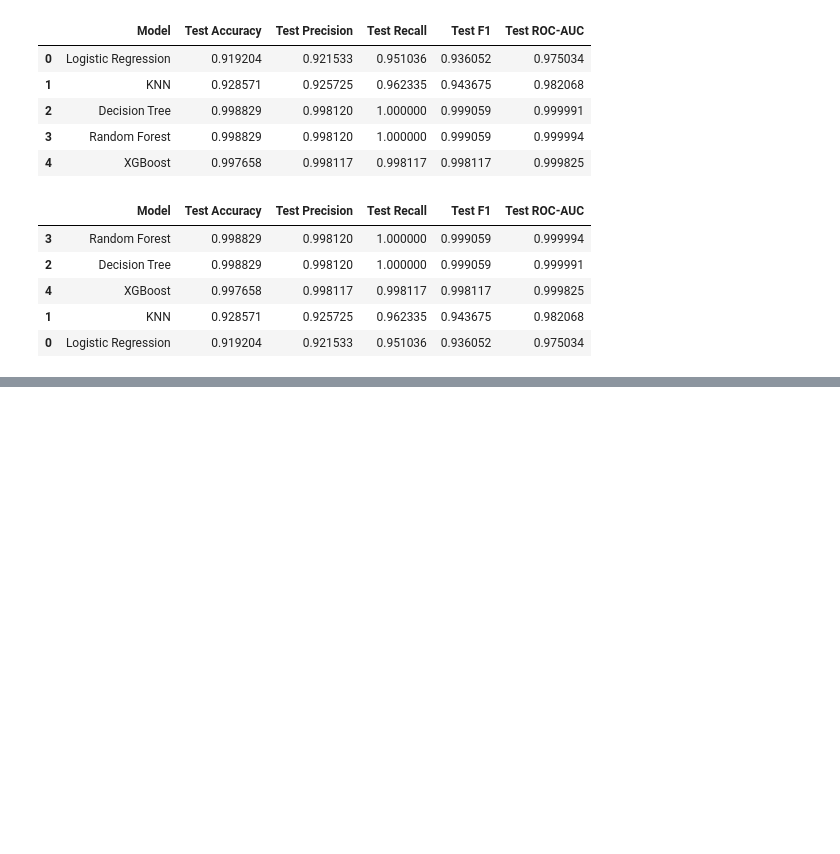
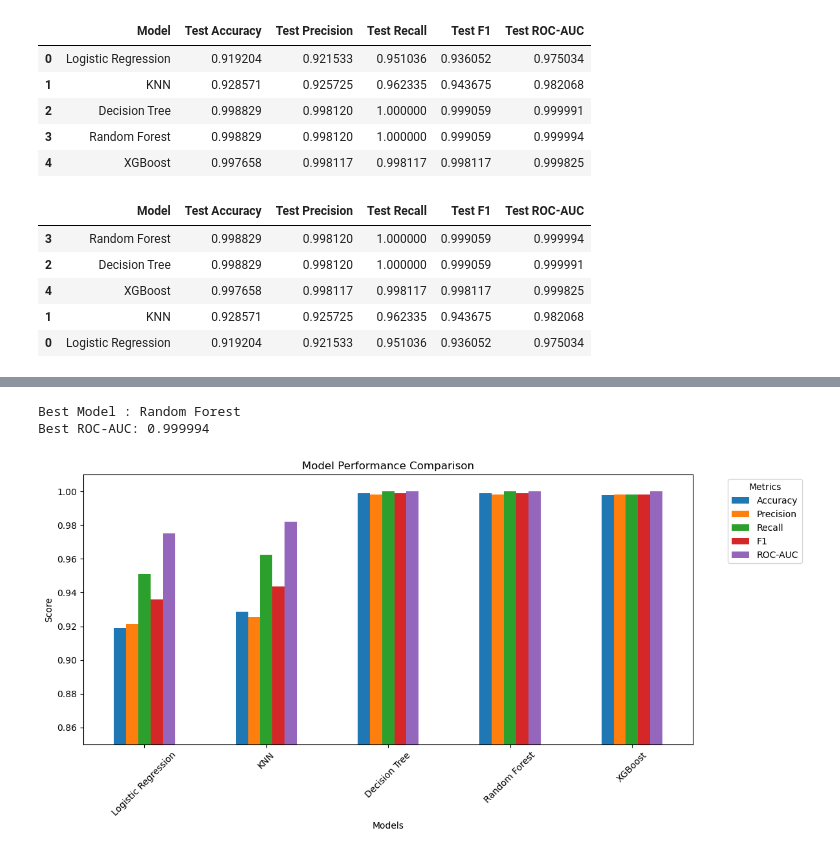
Before and after one commit to GANESHJAGANNATHTELASANG/CreditWise_AI_Pro_ml_model, a Jupyter notebook: notebooks/10_Model_Comparison.ipynb, the cells around one changed output, grey strips where cells are left out. Drawn from its saved outputs; the diff is of its cells as text; code cells hidden in the pictures; blank space fills up the shorter version.

```diff
--- a/notebooks/10_Model_Comparison.ipynb
+++ b/notebooks/10_Model_Comparison.ipynb
@@ -76,0 +381,6 @@ NameError: name 'rf_grid' is not defined
+# %%
+import pandas as pd
+
+comparison_df = pd.DataFrame(model_results).T
+
+comparison_df
@@ -76,0 +394,31 @@ NameError: name 'rf_grid' is not defined
+# %%
+best_model_name = comparison_df["ROC-AUC"].idxmax()
+best_roc_auc = comparison_df["ROC-AUC"].max()
+
+print("Best Model :", best_model_name)
+print("Best ROC-AUC:", best_roc_auc)
+# %% [output]
+Best Model : Random Forest
+Best ROC-AUC: 0.999994
+# %%
+import matplotlib.pyplot as plt
+
+comparison_df.plot(
+    kind="bar",
+    figsize=(12, 6)
+)
+
+plt.title("Model Performance Comparison")
+plt.xlabel("Models")
+plt.ylabel("Score")
+plt.xticks(rotation=45)
+plt.ylim(0.85, 1.01)
+plt.legend(
+    title="Metrics",
+    bbox_to_anchor=(1.05, 1),
+    loc="upper left"
+)
+plt.tight_layout()
+plt.show()
+# %% [output]
+[figure, added]
```
Also changed, not shown: parts of 44 cells of this notebook, 4 other files.
